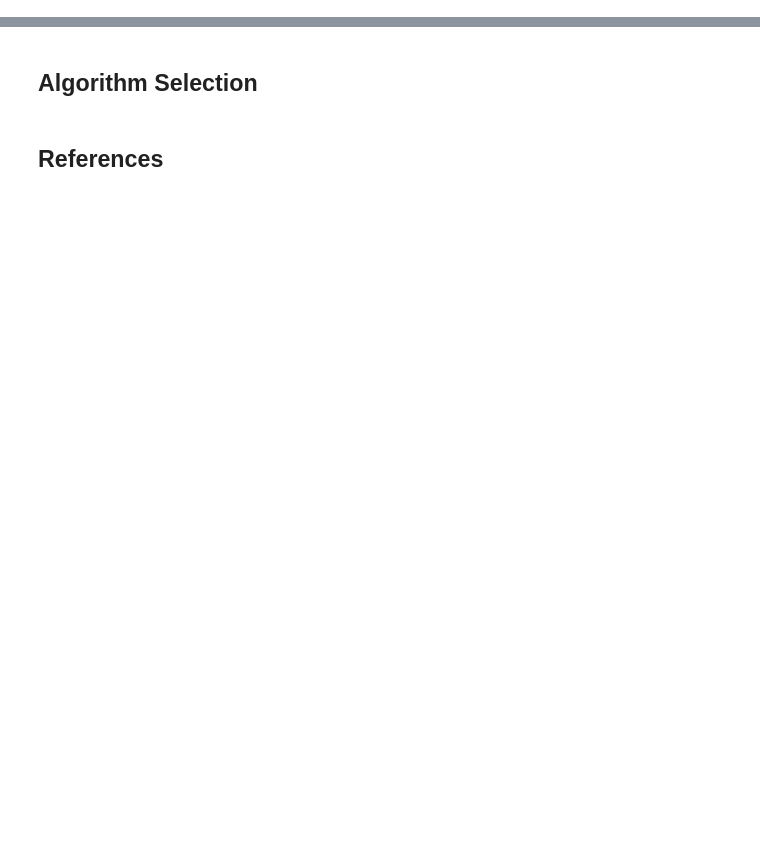
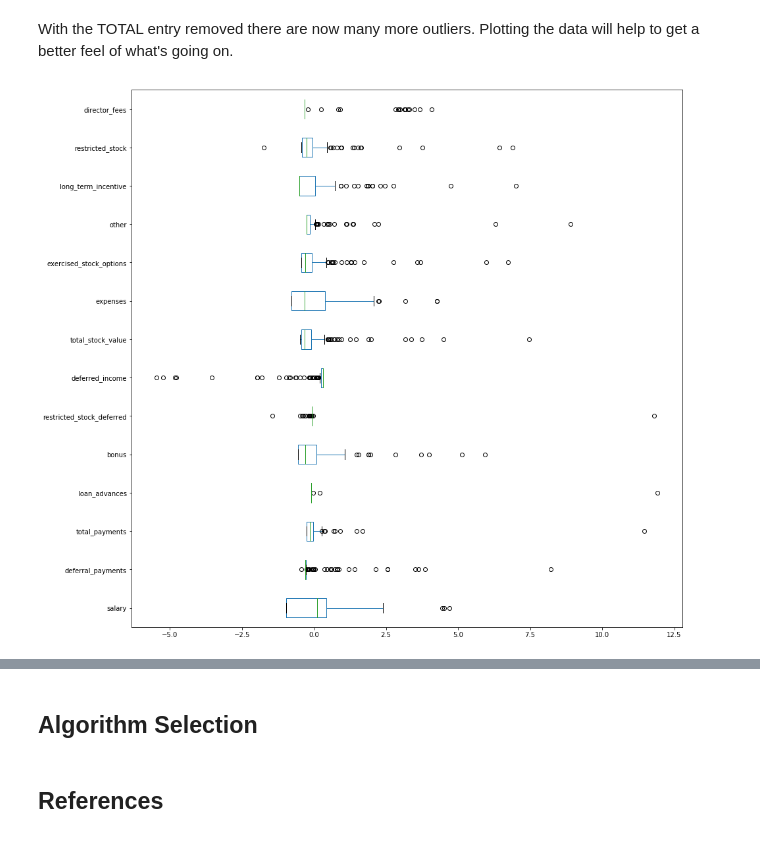
Before and after one commit to shawnemhe/udacity-data-analyst, a Jupyter notebook: p5/Identifying_Fraud_from_Enron_Data.ipynb, the cells around one changed output, grey strips where cells are left out. Drawn from its saved outputs; the diff is of its cells as text; code cells hidden in the pictures; blank space fills up the shorter version.

Commit message:
Features prepped and selection began
Features mungled into dataframe and explored. Feature selection began with PCA and gridsearch.

```diff
--- a/p5/Identifying_Fraud_from_Enron_Data.ipynb
+++ b/p5/Identifying_Fraud_from_Enron_Data.ipynb
@@ -20,0 +42,20 @@ with open('final_project_dataset.pkl', 'r') as data_file:
+# %%
+financial_features = ['salary', 'deferral_payments', 'total_payments', 'loan_advances','bonus',
+                      'restricted_stock_deferred', 'deferred_income', 'total_stock_value',
+                      'expenses', 'exercised_stock_options', 'other', 'long_term_incentive',
+                      'restricted_stock', 'director_fees']
+
+numeric_email_features = ['to_messages', 'from_poi_to_this_person', 'from_messages',
+                           'from_this_person_to_poi', 'shared_receipt_with_poi']
+text_email_features = ['email_address']
+
+# Separate the features into 2 dataframes and convert all of the numeric features
+financial_data = udacity_data[financial_features].astype(float)
+email_data = udacity_data[numeric_email_features].astype(float)
+
+# Non numeric data
+email_data[text_email_features] = udacity_data[text_email_features]
+
+# And of course the POI label as a boolean value
+financial_data['poi'] = udacity_data['poi'].astype(bool)
+email_data['poi'] = udacity_data['poi'].astype(bool)
@@ -20,0 +64,10 @@ with open('final_project_dataset.pkl', 'r') as data_file:
+# %%
+def drop_all_null(df, important_features):
+    """Drop rows with all null features"""
+
+    null_filter = df[important_features].isnull().all(axis=1)
+    null_index = df.index[null_filter]
+    return df.drop(null_index)
+
+financial_data = drop_all_null(financial_data, financial_features)
+email_data = drop_all_null(email_data, numeric_email_features)
@@ -20,0 +118,2 @@ with open('final_project_dataset.pkl', 'r') as data_file:
+# %%
+financial_data.fillna(0, inplace=True)
@@ -20,0 +161,2 @@ with open('final_project_dataset.pkl', 'r') as data_file:
+# %%
+financial_data.drop(['TOTAL', 'THE TRAVEL AGENCY IN THE PARK'], inplace=True)
@@ -20,0 +177,9 @@ with open('final_project_dataset.pkl', 'r') as data_file:
+# %% [markdown]
+With the TOTAL entry removed there are now many more outliers. Plotting the data will help to get a better feel of what's going on.
+# %%
+# Create boxplots , using zscore for boxplots to make comparison easier
+financial_data[financial_features].apply(zscore).plot.box(
+    vert=False, layout=(7,2), figsize=(15,15))
+plt.show()
+# %% [output]
+[figure, added]
```
Also changed, not shown: parts of 38 cells of this notebook, 1 other file.
